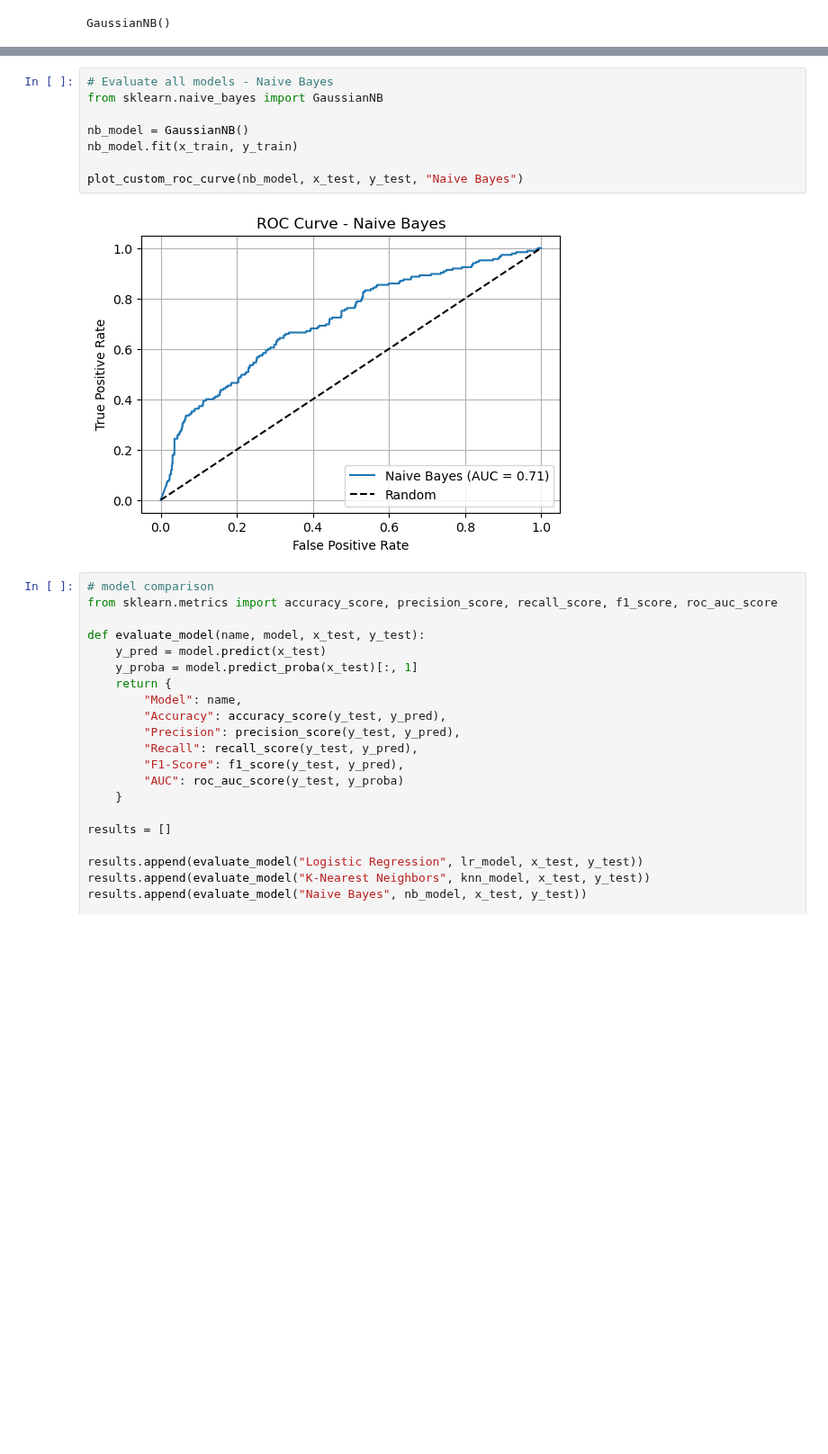
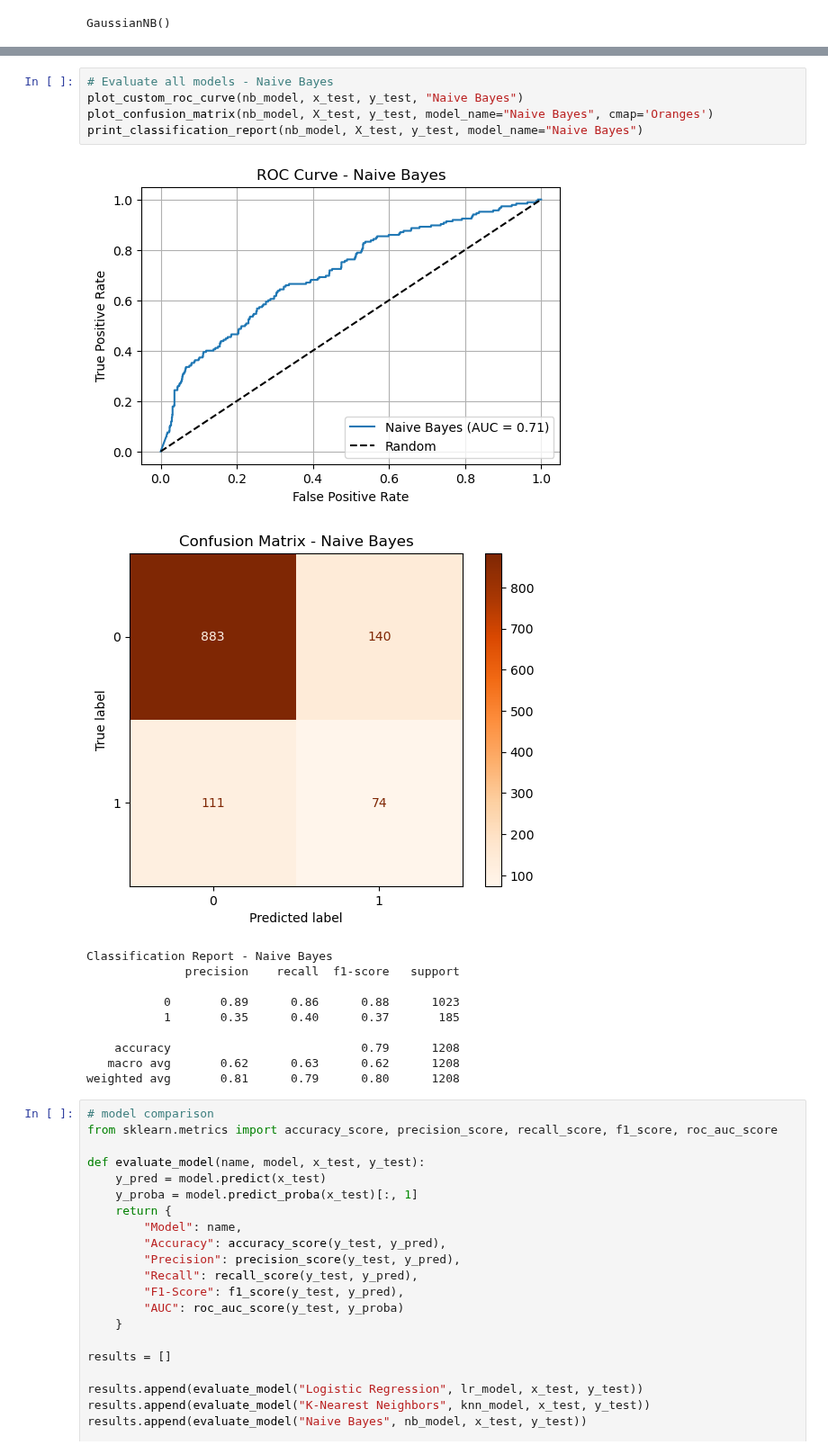
Before and after one commit to yasandu0505/breast-cancer-detection, a Jupyter notebook: Final_Notebook2_20221914_w2052278.ipynb, the cells around one changed output, grey strips where cells are left out. Shown at 90% size. Drawn from its saved outputs; the diff is of its cells as text; blank space fills up the shorter version.

```diff
--- a/Final_Notebook2_20221914_w2052278.ipynb
+++ b/Final_Notebook2_20221914_w2052278.ipynb
@@ -153,13 +172,20 @@ plot_custom_roc_curve(knn_model, x_test, y_test, "K-Nearest Neighbours")
 # %%
 # Evaluate all models - Naive Bayes
-from sklearn.naive_bayes import GaussianNB
-
-nb_model = GaussianNB()
-nb_model.fit(x_train, y_train)
-
 plot_custom_roc_curve(nb_model, x_test, y_test, "Naive Bayes")
+plot_confusion_matrix(nb_model, X_test, y_test, model_name="Naive Bayes", cmap='Oranges')
+print_classification_report(nb_model, X_test, y_test, model_name="Naive Bayes")
 # %% [output]
 [figure]
+[figure, added]
+Classification Report - Naive Bayes
+              precision    recall  f1-score   support
+
+           0       0.89      0.86      0.88      1023
+           1       0.35      0.40      0.37       185
+
+    accuracy                           0.79      1208
+   macro avg       0.62      0.63      0.62      1208
+weighted avg       0.81      0.79      0.80      1208
 # %%
 # model comparison
 from sklearn.metrics import accuracy_score, precision_score, recall_score, f1_score, roc_auc_score
```
Also changed, not shown: parts of 8 cells of this notebook.
